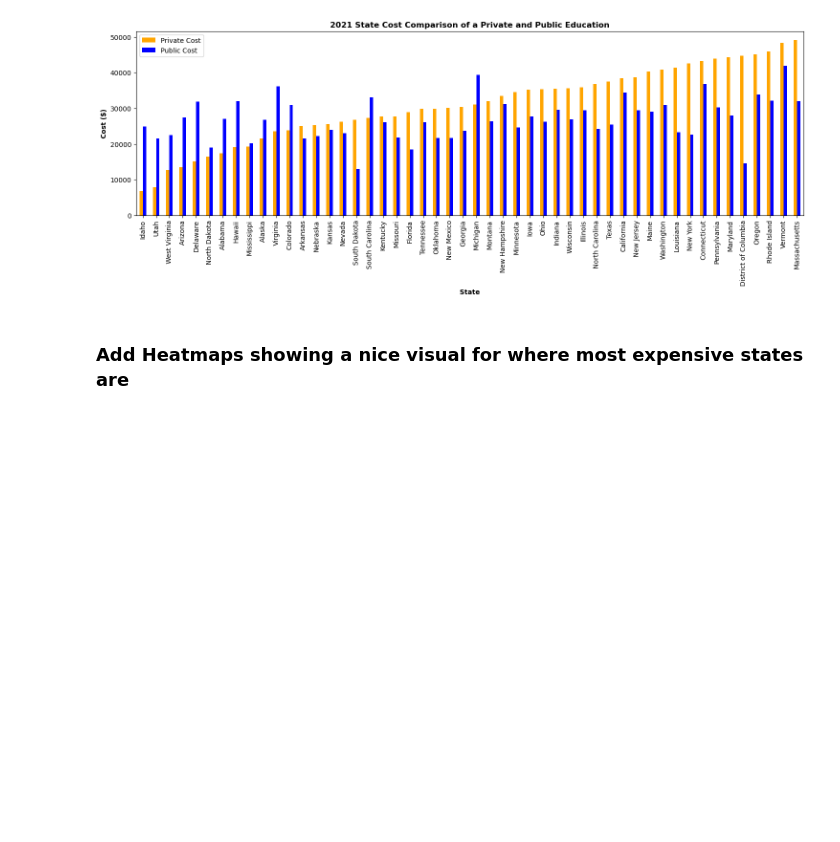
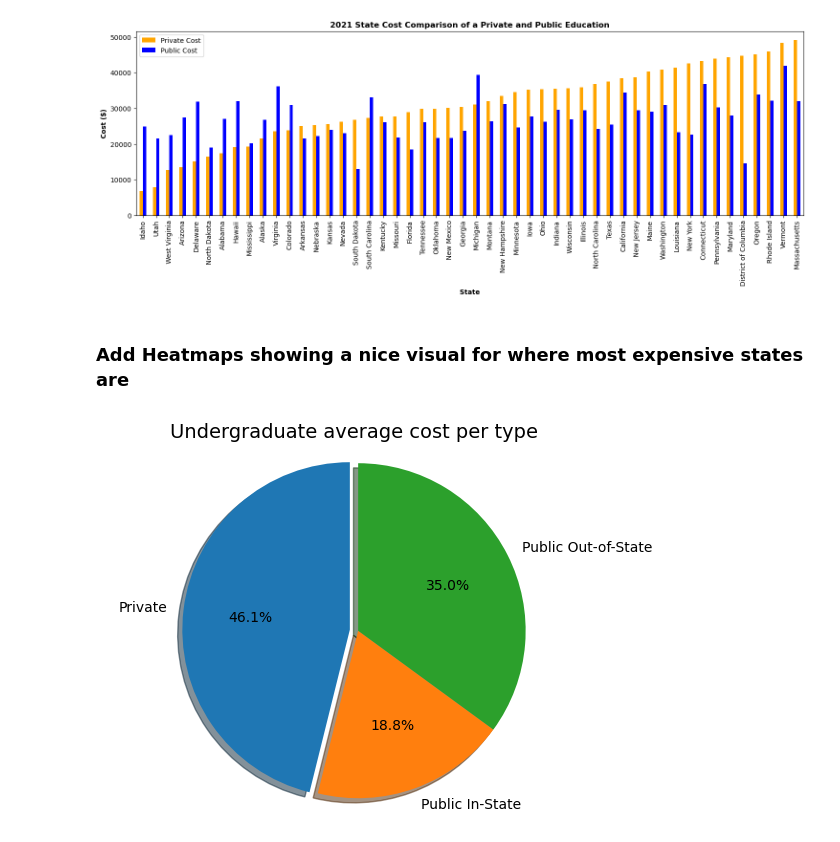
Before and after one commit to anthonybpino/Project-1-Undergrad-Student-Data, a Jupyter notebook: cost_state_2019_2021.ipynb, the cells around one changed output. Drawn from its saved outputs; the diff is of its cells as text; code cells hidden in the pictures; blank space fills up the shorter version.

```diff
--- a/cost_state_2019_2021.ipynb
+++ b/cost_state_2019_2021.ipynb
@@ -269,3 +270,18 @@ fig = px.choropleth(school_private_2021,
                     labels = {"Cost": "Cost ($)"}
     )
 fig.show()
+# %%
+### NA suggest tov work on visualization of > the average cost of undergraduate / type
+
+type_avg_cost = school_df.groupby('Type').mean(numeric_only=True)
+# %%
+### NA Create the pie plot
+# Plot the pie chart
+explode = (0.05, .0, .0)
+plt.pie(type_avg_cost['Cost'], labels=type_avg_cost.index,
+        autopct='%1.1f%%', shadow=True, startangle=90, explode=explode)
+plt.axis('equal')
+plt.title('Undergraduate average cost per type', fontsize=14)
+plt.show()
+# %% [output]
+[figure, added]
```
Also changed, not shown: parts of 15 cells of this notebook, 9 other files.
